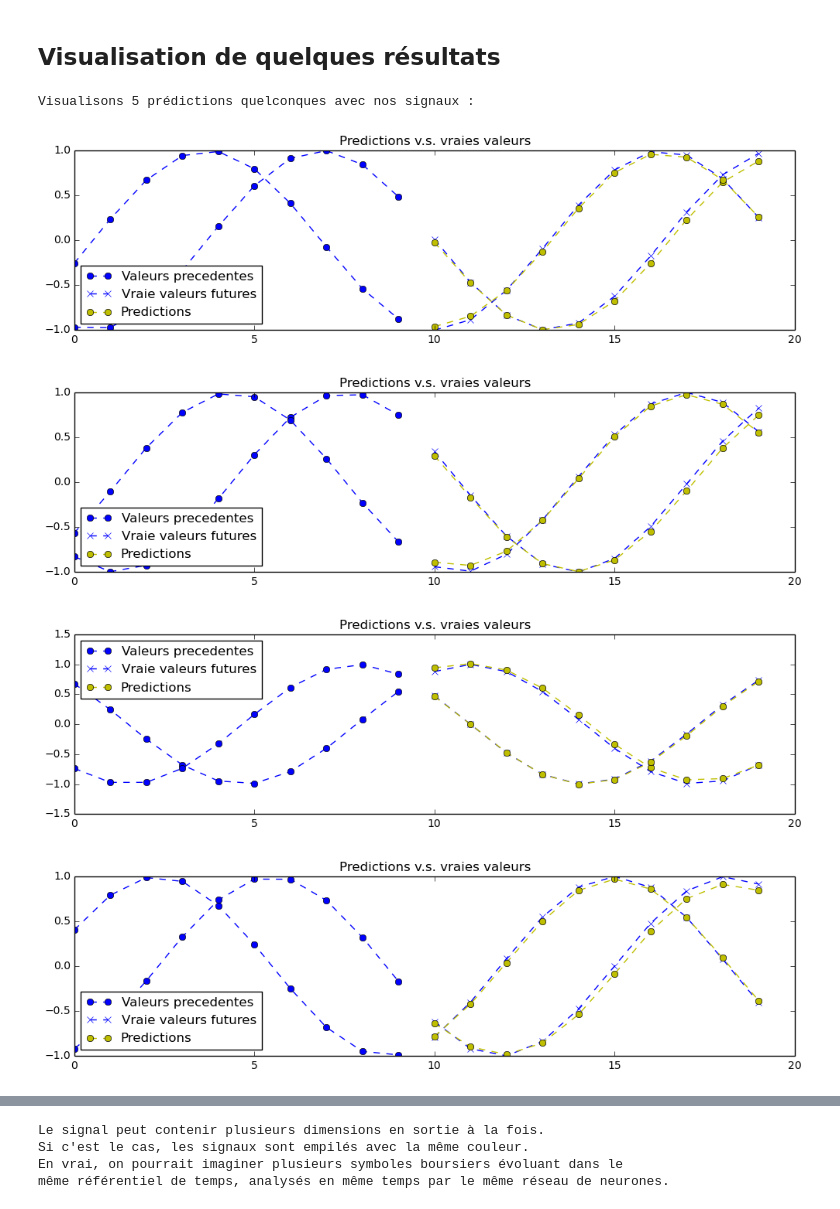
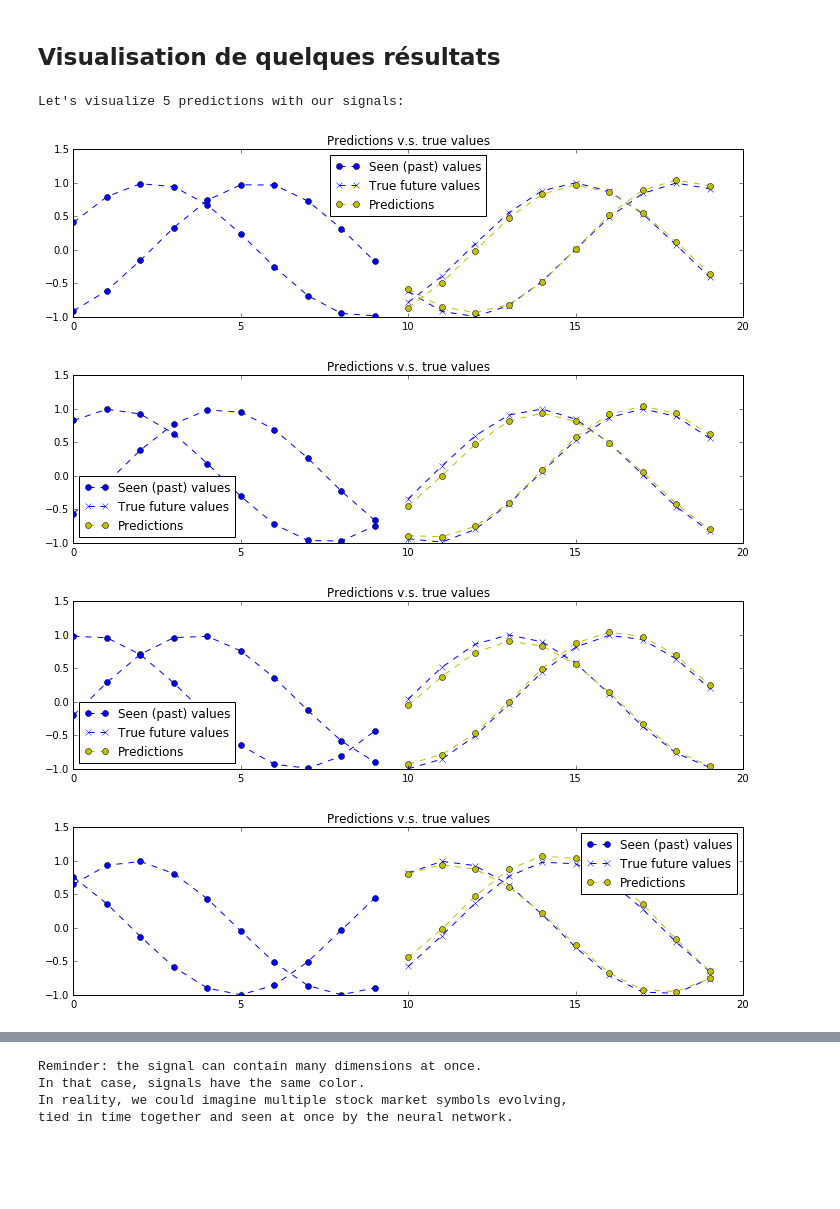
Before and after one commit to guillaume-chevalier/seq2seq-signal-prediction, a Jupyter notebook: seq2seq.ipynb, the cells around one changed output, grey strips where cells are left out. Cells and saved outputs as stored; diff of their text form; code cells hidden in the pictures; blank space fills up the shorter version.

Commit message:
Translated in English, except some charts

```diff
--- a/seq2seq.ipynb
+++ b/seq2seq.ipynb
@@ -105,19 +106,16 @@ Ces concepts peuvent s'appliquer à plusieurs problèmes. Par exemple, actuellem
 # %%
 
-exercice = 1  # Valeurs possibles : 1, 2, 3, 4, 5 ou 6.
+exercise = 1  # Possible values: 1, 2, 3, 4 or 5.
 
 from datasets import generate_x_y_data_v1, generate_x_y_data_v2, generate_x_y_data_v3, generate_x_y_data_v4
 
-# Ici, selon l'exercice choisi, on donne un nouveau
-# nom à une fonction qui sera utilisée partout plus bas.
-if exercice == 1:
+# We choose which data function to use below, in function of the exericse.
+if exercise == 1:
     generate_x_y_data = generate_x_y_data_v1
-if exercice == 2:
+if exercise == 2:
     generate_x_y_data = generate_x_y_data_v2
-if exercice in [3, 4]:
+if exercise in [3, 4]:
     # Les exercices 3 et 4 utilisent les même données.
     generate_x_y_data = generate_x_y_data_v3
-if exercice == 5:
+if exercise == 5:
     generate_x_y_data = generate_x_y_data_v4
-if exercice == 6:
-    raise NotImplementedError("Il faut ameliorer le dataset 'v4' de la question 5")
@@ -258,8 +255,8 @@ with tf.variable_scope('Optimizer'):
 
 def train_batch(batch_size):
     """
-    Étape d'entrainement:
-    Optimiser pour tous les y en même temps selon X
+    Training step that optimizes the weights
+    provided some batch_size X and Y examples from the dataset.
     """
     X, Y = generate_x_y_data(isTrain=True, batch_size=batch_size)
     feed_dict = {enc_inp[t]: X[t] for t in range(len(enc_inp))}
@@ -269,8 +266,8 @@ def train_batch(batch_size):
 
 def test_batch(batch_size):
     """
-    Étape de test, ne PAS optimiser:
-    Seulement retourner la loss des données de test.
+    Test step, does NOT optimizes. Weights are frozen by not <
+    doing sess.run on the train_op.
     """
     X, Y = generate_x_y_data(isTrain=False, batch_size=batch_size)
     feed_dict = {enc_inp[t]: X[t] for t in range(len(enc_inp))}
@@ -278,7 +275,8 @@ def test_batch(batch_size):
     loss_t = sess.run([loss], feed_dict)
     return loss_t[0]
 
-# Entrainement
+
+# Training
 train_losses = []
 test_losses = []
 
@@ -337,38 +335,38 @@ plt.show()
 # %%
 # Tester
 nb_predictions = 5
-print "Visualisons {} prédictions quelconques avec nos signaux :".format(nb_predictions)
+print "Let's visualize {} predictions with our signals:".format(nb_predictions)
 
 X, Y = generate_x_y_data(isTrain=False, batch_size=nb_predictions)
 feed_dict = {enc_inp[t]: X[t] for t in range(seq_length)}
 outputs = np.array(sess.run([reshaped_outputs], feed_dict)[0])
 
 for j in range(nb_predictions):
     plt.figure(figsize=(12, 3))
 
     for k in range(output_dim):
         past = X[:,j,k]
         expected = Y[:,j,k]
         pred = outputs[:,j,k]
 
-        label1 = "Valeurs precedentes" if k==0 else "_nolegend_"
-        label2 = "Vraie valeurs futures" if k==0 else "_nolegend_"
+        label1 = "Seen (past) values" if k==0 else "_nolegend_"
+        label2 = "True future values" if k==0 else "_nolegend_"
         label3 = "Predictions" if k==0 else "_nolegend_"
         plt.plot(range(len(past)), past, "o--b", label=label1)
         plt.plot(range(len(past), len(expected)+len(past)), expected, "x--b", label=label2)
         plt.plot(range(len(past), len(pred)+len(past)), pred, "o--y", label=label3)
 
     plt.legend(loc='best')
-    plt.title("Predictions v.s. vraies valeurs")
+    plt.title("Predictions v.s. true values")
     plt.show()
 
-print "Le signal peut contenir plusieurs dimensions en sortie à la fois."
-print "Si c'est le cas, les signaux sont empilés avec la même couleur."
-print "En vrai, on pourrait imaginer plusieurs symboles boursiers évoluant dans le"
-print "même référentiel de temps, analysés en même temps par le même réseau de neurones."
+print "Reminder: the signal can contain many dimensions at once."
+print "In that case, signals have the same color."
+print "In reality, we could imagine multiple stock market symbols evolving,"
+print "tied in time together and seen at once by the neural network."
 # %% [output]
-Visualisons 5 prédictions quelconques avec nos signaux :
+Let's visualize 5 predictions with our signals:
-[figure, old version]
+[figure, new version]
-[figure, old version]
+[figure, new version]
-[figure, old version]
+[figure, new version]
-[figure, old version]
+[figure, new version]
@@ -376,4 +374,4 @@ Visualisons 5 prédictions quelconques avec nos signaux :
-Le signal peut contenir plusieurs dimensions en sortie à la fois.
-Si c'est le cas, les signaux sont empilés avec la même couleur.
-En vrai, on pourrait imaginer plusieurs symboles boursiers évoluant dans le
-même référentiel de temps, analysés en même temps par le même réseau de neurones.
+Reminder: the signal can contain many dimensions at once.
+In that case, signals have the same color.
+In reality, we could imagine multiple stock market symbols evolving,
+tied in time together and seen at once by the neural network.
```
Also changed, not shown: parts of 14 cells of this notebook, 1 other file.
